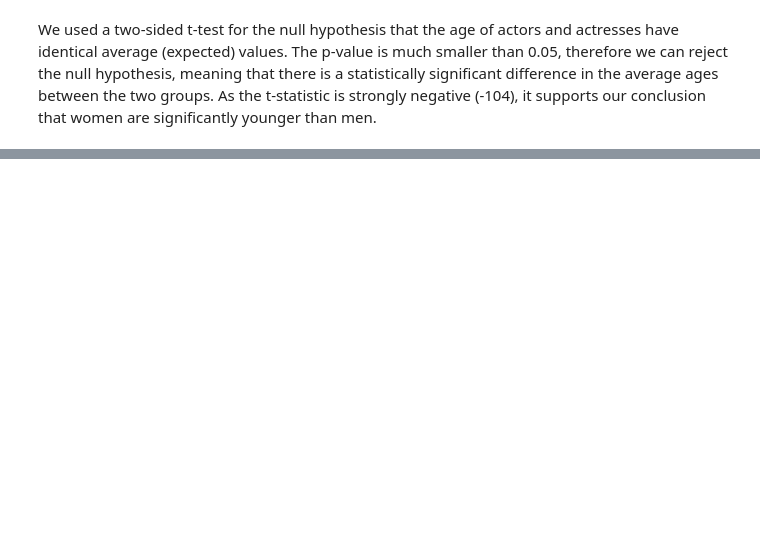
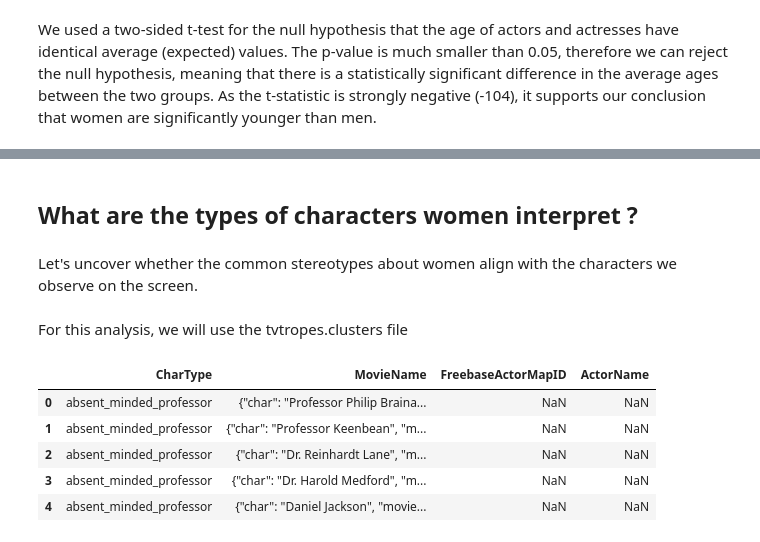
Before and after one commit to epfl-ada/ada-2023-project-teamcajare2023, a Jupyter notebook: P2.ipynb, the cells around one changed output, grey strips where cells are left out. Saved outputs shown, nothing was run; the diff lists cells and outputs as text; code cells hidden in the pictures; blank space fills up the shorter version.

```diff
--- a/P2.ipynb
+++ b/P2.ipynb
@@ -155,0 +175,21 @@ We used a two-sided t-test for the null hypothesis that the age of actors and ac
+# %% [markdown]
+## What are the types of characters women interpret ?
+# %% [markdown]
+Let's uncover whether the common stereotypes about women align with the characters we observe on the screen.
+# %% [markdown]
+For this analysis, we will use the tvtropes.clusters file
+# %%
+header_char_type = ['CharType',
+                    'MovieName',
+                    'FreebaseActorMapID',
+                    'ActorName']
+
+character_type = pd.read_csv(CHARACTER_TYPE_PATH, sep='\t', header=None, names=header_char_type)
+character_type.head()
+# %% [output]
+|  | CharType | MovieName | FreebaseActorMapID | ActorName |
+| 0 | absent_minded_professor | {"char": "Professor Philip Braina... | NaN | NaN |
+| 1 | absent_minded_professor | {"char": "Professor Keenbean", "m... | NaN | NaN |
+| 2 | absent_minded_professor | {"char": "Dr. Reinhardt Lane", "m... | NaN | NaN |
+| 3 | absent_minded_professor | {"char": "Dr. Harold Medford", "m... | NaN | NaN |
+| 4 | absent_minded_professor | {"char": "Daniel Jackson", "movie... | NaN | NaN |
```
Also changed, not shown: parts of 12 cells of this notebook.
